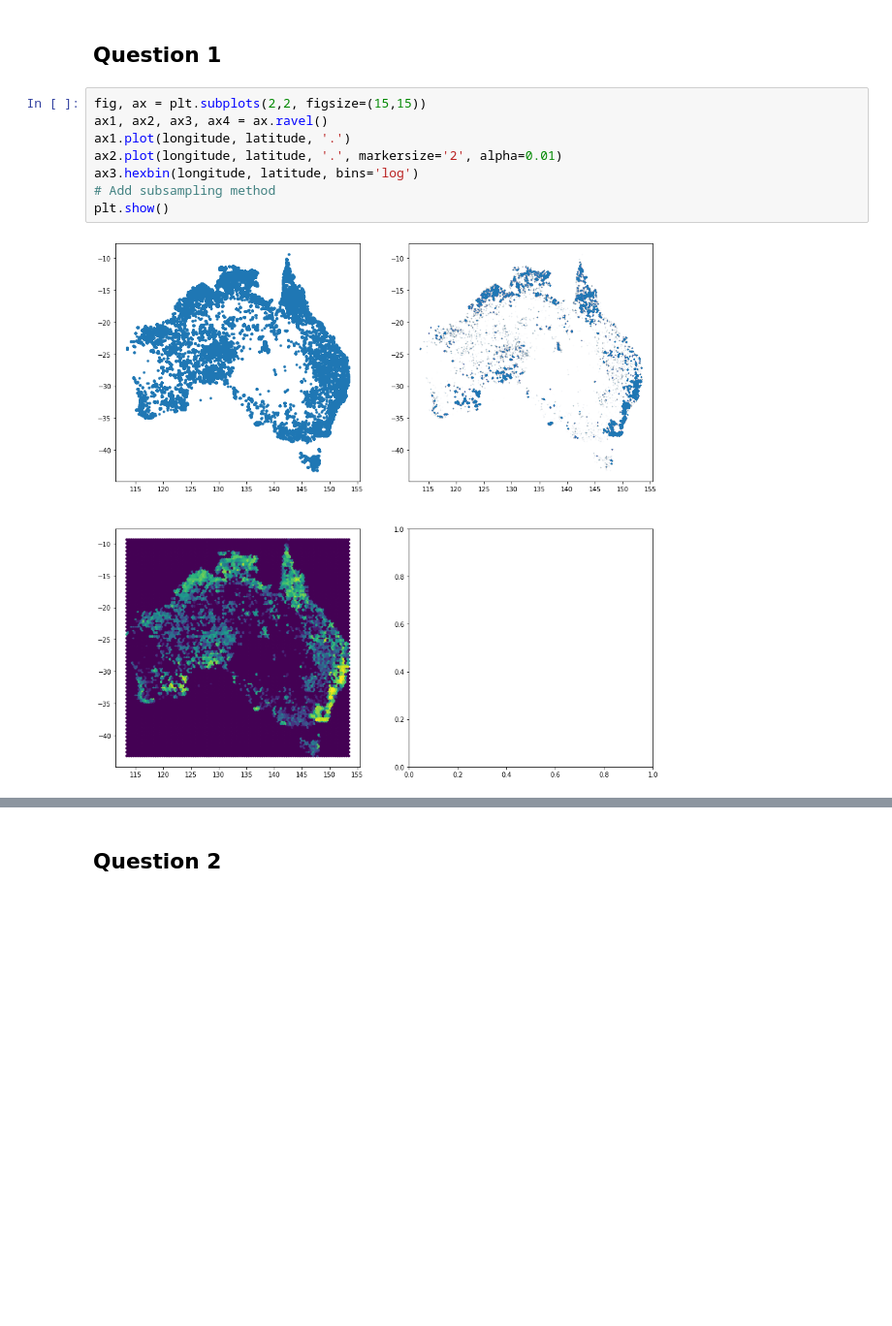
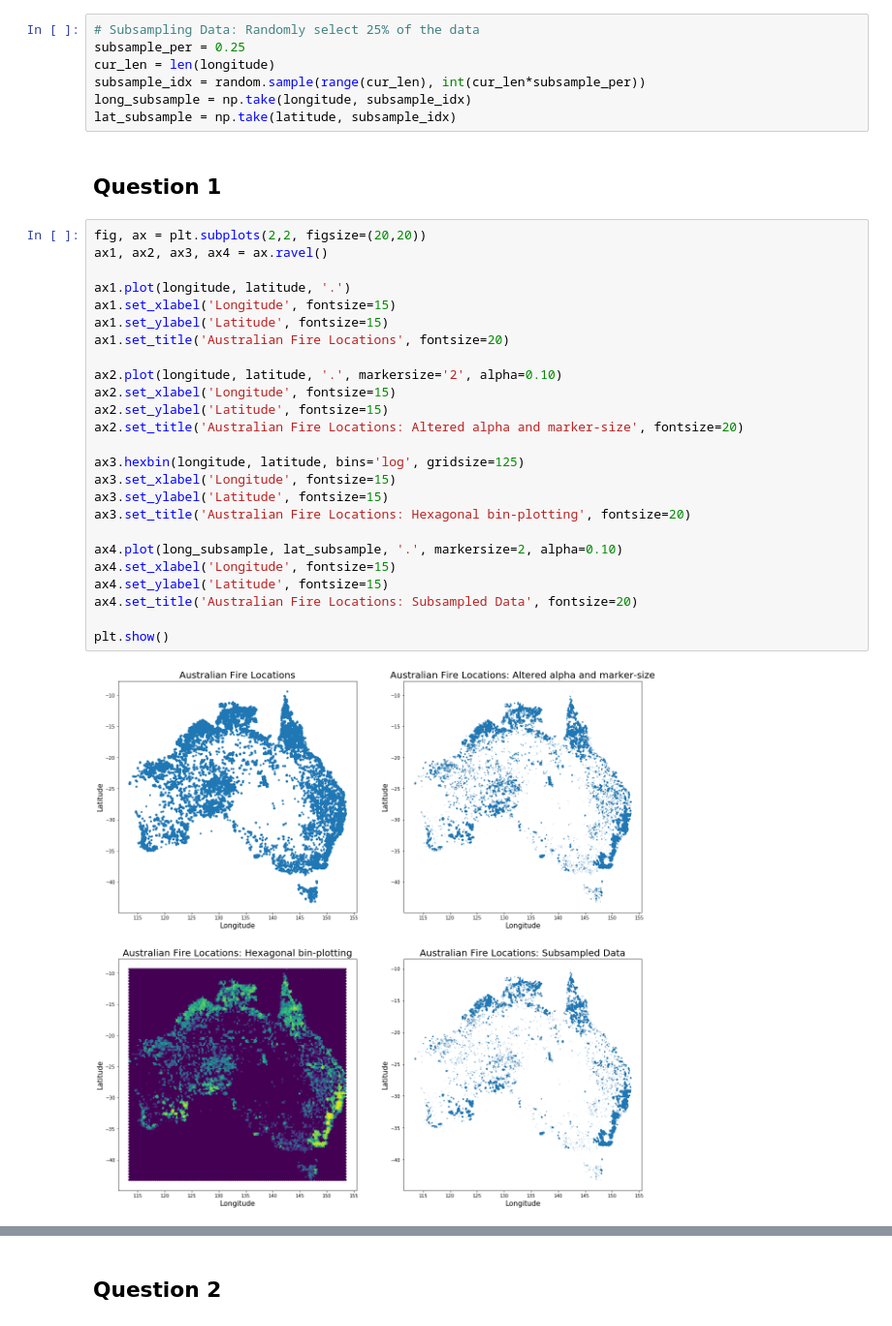
Before and after one commit to dsikka/Applied_ML, a Jupyter notebook: HW1/HW1.ipynb, the cells around one changed output, grey strips where cells are left out. Shown at 97% size. Cells and saved outputs as stored; diff of their text form; blank space fills up the shorter version.

```diff
--- a/HW1/HW1.ipynb
+++ b/HW1/HW1.ipynb
@@ -15,15 +16,39 @@ with zipfile.ZipFile('fire_nrt_V1_96617.csv.zip', 'r') as zip_ref:
 fire_data = pd.read_csv('data/fire_nrt_V1_96617.csv')
 latitude = fire_data['latitude']
 longitude = fire_data['longitude']
+# %%
+# Subsampling Data: Randomly select 25% of the data
+subsample_per = 0.25
+cur_len = len(longitude)
+subsample_idx = random.sample(range(cur_len), int(cur_len*subsample_per))
+long_subsample = np.take(longitude, subsample_idx)
+lat_subsample = np.take(latitude, subsample_idx)
 # %% [markdown]
 ## Question 1
-# %%
-fig, ax = plt.subplots(2,2, figsize=(15,15))
-ax1, ax2, ax3, ax4 = ax.ravel()
-ax1.plot(longitude, latitude, '.')
-ax2.plot(longitude, latitude, '.', markersize='2', alpha=0.01)
-ax3.hexbin(longitude, latitude, bins='log')
-# Add subsampling method
-plt.show()
-# %% [output]
-[figure, removed]
+# %%
+fig, ax = plt.subplots(2,2, figsize=(20,20))
+ax1, ax2, ax3, ax4 = ax.ravel()
+
+ax1.plot(longitude, latitude, '.')
+ax1.set_xlabel('Longitude', fontsize=15)
+ax1.set_ylabel('Latitude', fontsize=15)
+ax1.set_title('Australian Fire Locations', fontsize=20)
+
+ax2.plot(longitude, latitude, '.', markersize='2', alpha=0.10)
+ax2.set_xlabel('Longitude', fontsize=15)
+ax2.set_ylabel('Latitude', fontsize=15)
+ax2.set_title('Australian Fire Locations: Altered alpha and marker-size', fontsize=20)
+
+ax3.hexbin(longitude, latitude, bins='log', gridsize=125)
+ax3.set_xlabel('Longitude', fontsize=15)
+ax3.set_ylabel('Latitude', fontsize=15)
+ax3.set_title('Australian Fire Locations: Hexagonal bin-plotting', fontsize=20)
+
+ax4.plot(long_subsample, lat_subsample, '.', markersize=2, alpha=0.10)
+ax4.set_xlabel('Longitude', fontsize=15)
+ax4.set_ylabel('Latitude', fontsize=15)
+ax4.set_title('Australian Fire Locations: Subsampled Data', fontsize=20)
+
+plt.show()
+# %% [output]
+[figure, added]
```
Also changed, not shown: parts of 11 cells of this notebook.
